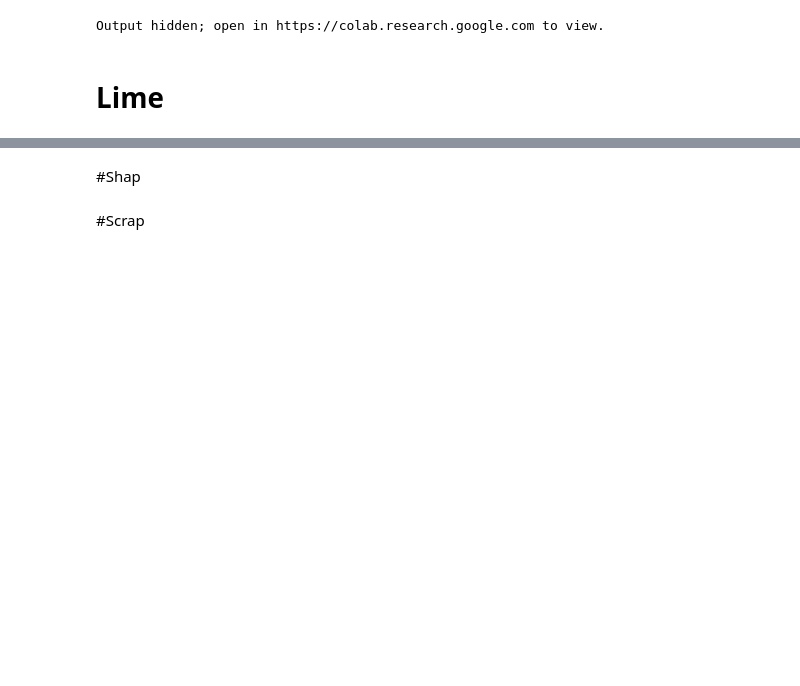
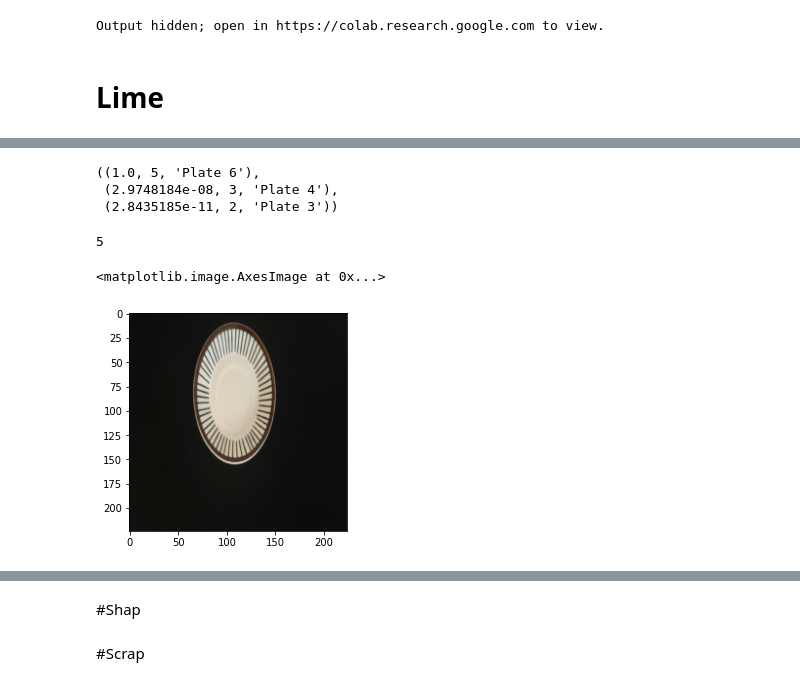
Before and after one commit to k3larra/explain1, a Jupyter notebook: code.ipynb, the cells around one changed output, grey strips where cells are left out. Drawn from its saved outputs; the diff is of its cells as text; code cells hidden in the pictures; blank space fills up the shorter version.

```diff
--- a/code.ipynb
+++ b/code.ipynb
@@ -68,0 +166,4 @@ Output hidden; open in https://colab.research.google.com to view.
+# %%
+# cuda so it is sent to GPU
+logits = learn.model(img_t.cuda())
+#logits = learn.predict(img3)
@@ -68,0 +176,12 @@ Output hidden; open in https://colab.research.google.com to view.
+# %%
+#convert back to local mem
+# Predicitions we got are logits. Let's pass that through softmax to get probabilities and class labels for top 3 predictions.
+probs = F.softmax(logits.cpu(), dim=1)
+probs5 = probs.topk(3)
+platelabel = ['Plate 1', 'Plate 2', 'Plate 3', 'Plate 4', 'Plate 5', 'Plate 6']
+tuple((p,c, platelabel[c]) for p, c in zip(probs5[0][0].detach().numpy(), probs5[1][0].detach().numpy())) #No nice names
+#tuple((p,c) for p, c in zip(probs5[0][0].detach().numpy(), probs5[1][0].detach().numpy()))
+# %% [output]
+((1.0, 5, 'Plate 6'),
+ (2.9748184e-08, 3, 'Plate 4'),
+ (2.8435185e-11, 2, 'Plate 3'))
@@ -68,0 +211,24 @@ Output hidden; open in https://colab.research.google.com to view.
+# %%
+def batch_predict(images):
+    learn.model.eval()
+    batch = torch.stack(tuple(preprocess_transform(i) for i in images), dim=0)
+
+    device = torch.device("cuda" if torch.cuda.is_available() else "cpu")
+    learn.model.to(device)
+    batch = batch.to(device)
+
+    logits = learn.model(batch)
+    probs = F.softmax(logits, dim=1)
+    return probs.detach().cpu().numpy()
+# %%
+#test our function for the sample image.
+test_pred = batch_predict([pill_transf(img)])
+test_pred.squeeze().argmax()
+# %% [output]
+5
+# %%
+explanation = explainer.explain_instance(np.array(pill_transf(img)),
+                                         batch_predict, # classification function
+                                         top_labels=3,
+                                         hide_color=0,
+                                         num_samples=1000) # number of images that will be sent to classification function
@@ -68,0 +237,8 @@ Output hidden; open in https://colab.research.google.com to view.
+# %%
+#mask on image and see the areas that are encouraging the top prediction.
+temp, mask = explanation.get_image_and_mask(explanation.top_labels[0], positive_only=True, num_features=5, hide_rest=False)
+img_boundry1 = mark_boundaries(temp/255.0, mask)
+plt.imshow(img_boundry1)
+# %% [output]
+<matplotlib.image.AxesImage at 0x...>
+[figure, added]
```
Also changed, not shown: parts of 26 cells of this notebook.
